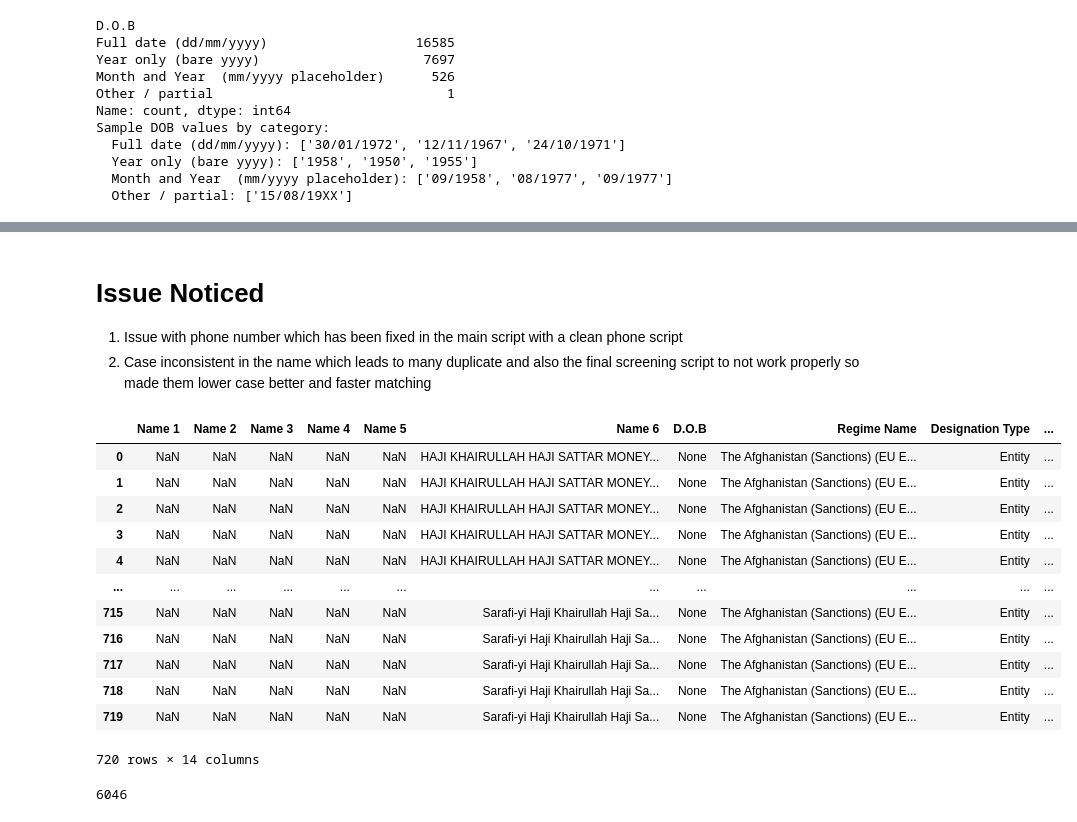
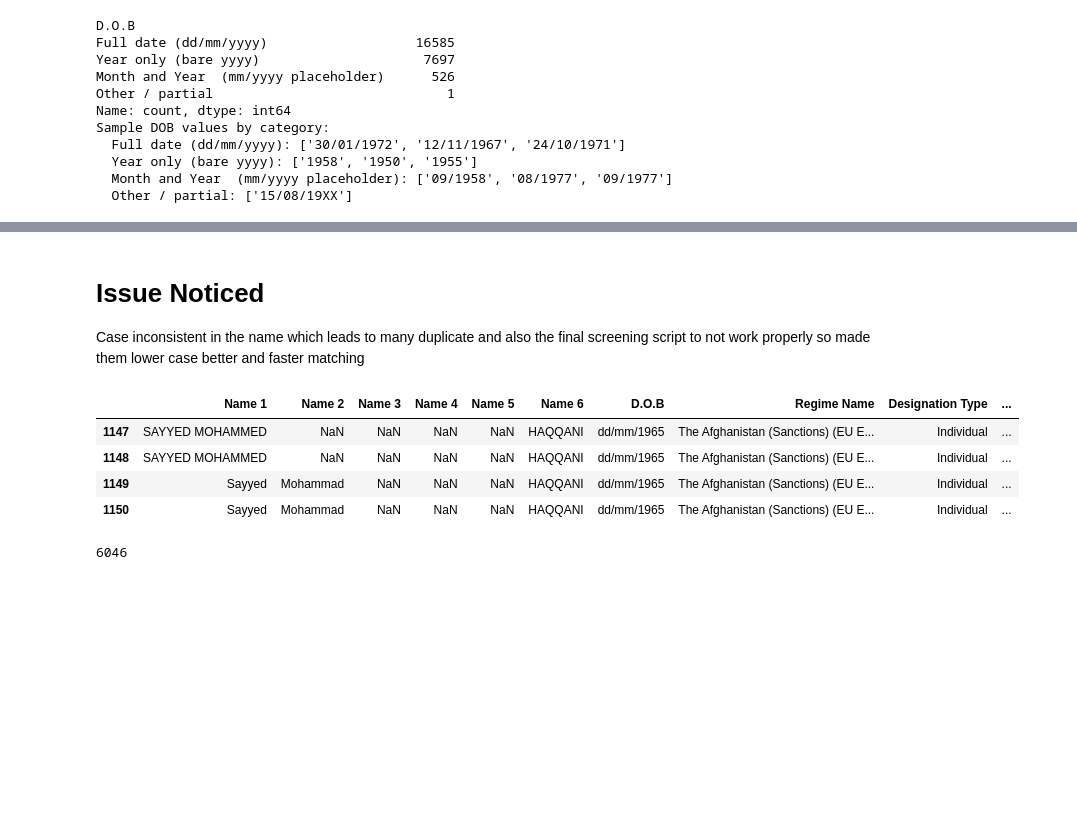
Before and after one commit to Nishit-Thakkar/uk-sanctions-data-pipeline, a Jupyter notebook: Analysis.ipynb, the cells around one changed output, grey strips where cells are left out. Drawn from its saved outputs; the diff is of its cells as text; code cells hidden in the pictures; blank space fills up the shorter version.

```diff
--- a/Analysis.ipynb
+++ b/Analysis.ipynb
@@ -18,6 +18,10 @@ df.head(5)
 # %%
 print(df.shape)
 print(f'Unique entities (Unique ID): {df["Unique ID"].nunique()}')
+exact_dups = df.duplicated().sum()
+print(f'Exact duplicate rows         : {exact_dups}')
+df.drop_duplicates(inplace=True)
+print(df.shape)
 # %% [output]
 (57033, 58)
 Unique entities (Unique ID): 6046
@@ -460,25 +549,16 @@ agg_df.head(5)
 # %% [markdown]
 # Issue Noticed
 
-1. Issue with phone number which has been fixed in the main script with a clean phone script
-2. Case inconsistent in the name which leads to many duplicate and also the final screening script to not work properly so made them lower case better and faster matching
+ Case inconsistent in the name which leads to many duplicate and also the final screening script to not work properly so made them lower case better and faster matching
 # %%
-df[df["Unique ID"] == "AFG0001"][["Name 1","Name 2","Name 3","Name 4","Name 5","Name 6","D.O.B","Regime Name","Designation Type"
+df[df["Unique ID"] == "AFG0010"][["Name 1","Name 2","Name 3","Name 4","Name 5","Name 6","D.O.B","Regime Name","Designation Type"
 ,"Sanctions Imposed","National Identifier number","Address Country","Nationality(/ies)","Country of birth"]]
 # %% [output]
 |  | Name 1 | Name 2 | Name 3 | Name 4 | Name 5 | Name 6 | D.O.B | Regime Name | Designation Type | ... |
-| 0 | NaN | NaN | NaN | NaN | NaN | HAJI KHAIRULLAH HAJI SATTAR MONEY... | None | The Afghanistan (Sanctions) (EU E... | Entity | ... |
-| 1 | NaN | NaN | NaN | NaN | NaN | HAJI KHAIRULLAH HAJI SATTAR MONEY... | None | The Afghanistan (Sanctions) (EU E... | Entity | ... |
-| 2 | NaN | NaN | NaN | NaN | NaN | HAJI KHAIRULLAH HAJI SATTAR MONEY... | None | The Afghanistan (Sanctions) (EU E... | Entity | ... |
-| 3 | NaN | NaN | NaN | NaN | NaN | HAJI KHAIRULLAH HAJI SATTAR MONEY... | None | The Afghanistan (Sanctions) (EU E... | Entity | ... |
-| 4 | NaN | NaN | NaN | NaN | NaN | HAJI KHAIRULLAH HAJI SATTAR MONEY... | None | The Afghanistan (Sanctions) (EU E... | Entity | ... |
-| ... | ... | ... | ... | ... | ... | ... | ... | ... | ... | ... |
-| 715 | NaN | NaN | NaN | NaN | NaN | Sarafi-yi Haji Khairullah Haji Sa... | None | The Afghanistan (Sanctions) (EU E... | Entity | ... |
-| 716 | NaN | NaN | NaN | NaN | NaN | Sarafi-yi Haji Khairullah Haji Sa... | None | The Afghanistan (Sanctions) (EU E... | Entity | ... |
-| 717 | NaN | NaN | NaN | NaN | NaN | Sarafi-yi Haji Khairullah Haji Sa... | None | The Afghanistan (Sanctions) (EU E... | Entity | ... |
-| 718 | NaN | NaN | NaN | NaN | NaN | Sarafi-yi Haji Khairullah Haji Sa... | None | The Afghanistan (Sanctions) (EU E... | Entity | ... |
-| 719 | NaN | NaN | NaN | NaN | NaN | Sarafi-yi Haji Khairullah Haji Sa... | None | The Afghanistan (Sanctions) (EU E... | Entity | ... |
+| 1147 | SAYYED MOHAMMED | NaN | NaN | NaN | NaN | HAQQANI | dd/mm/1965 | The Afghanistan (Sanctions) (EU E... | Individual | ... |
+| 1148 | SAYYED MOHAMMED | NaN | NaN | NaN | NaN | HAQQANI | dd/mm/1965 | The Afghanistan (Sanctions) (EU E... | Individual | ... |
+| 1149 | Sayyed | Mohammad | NaN | NaN | NaN | HAQQANI | dd/mm/1965 | The Afghanistan (Sanctions) (EU E... | Individual | ... |
+| 1150 | Sayyed | Mohammad | NaN | NaN | NaN | HAQQANI | dd/mm/1965 | The Afghanistan (Sanctions) (EU E... | Individual | ... |
-720 rows × 14 columns
 # %%
 len(agg_df["Unique_ID"].unique())
 # %% [output]
```
Also changed, not shown: parts of 19 cells of this notebook.
